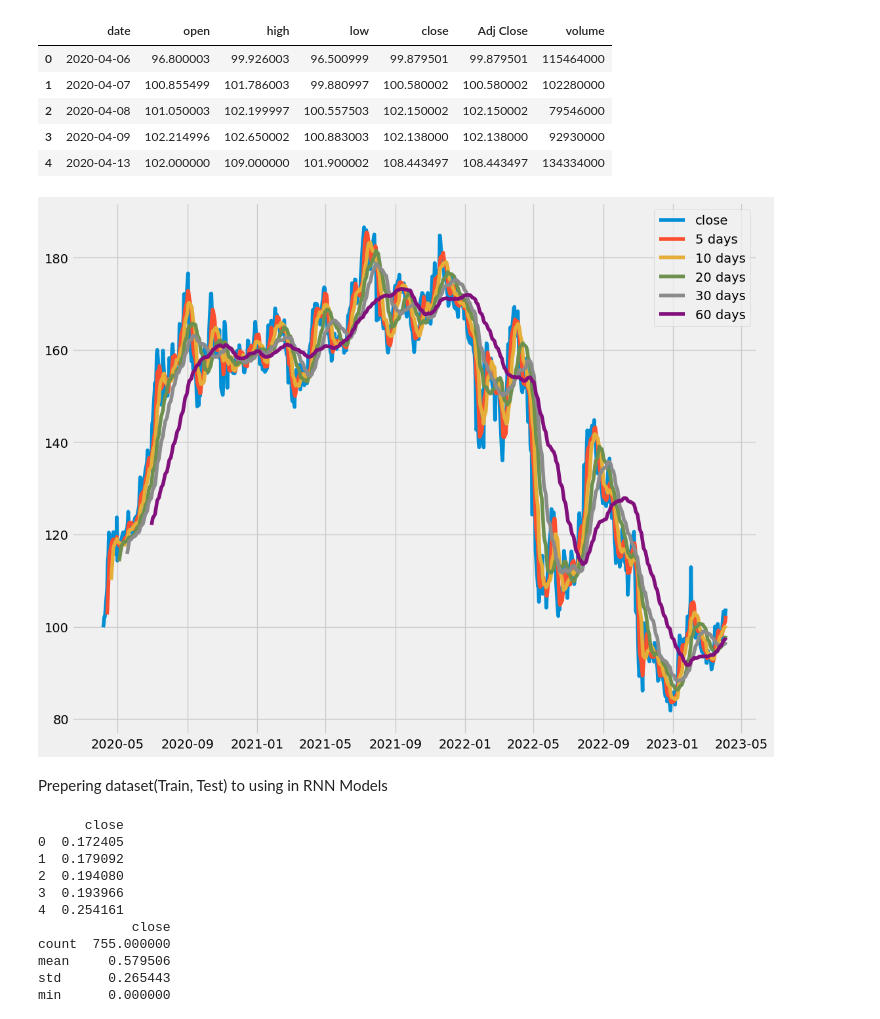
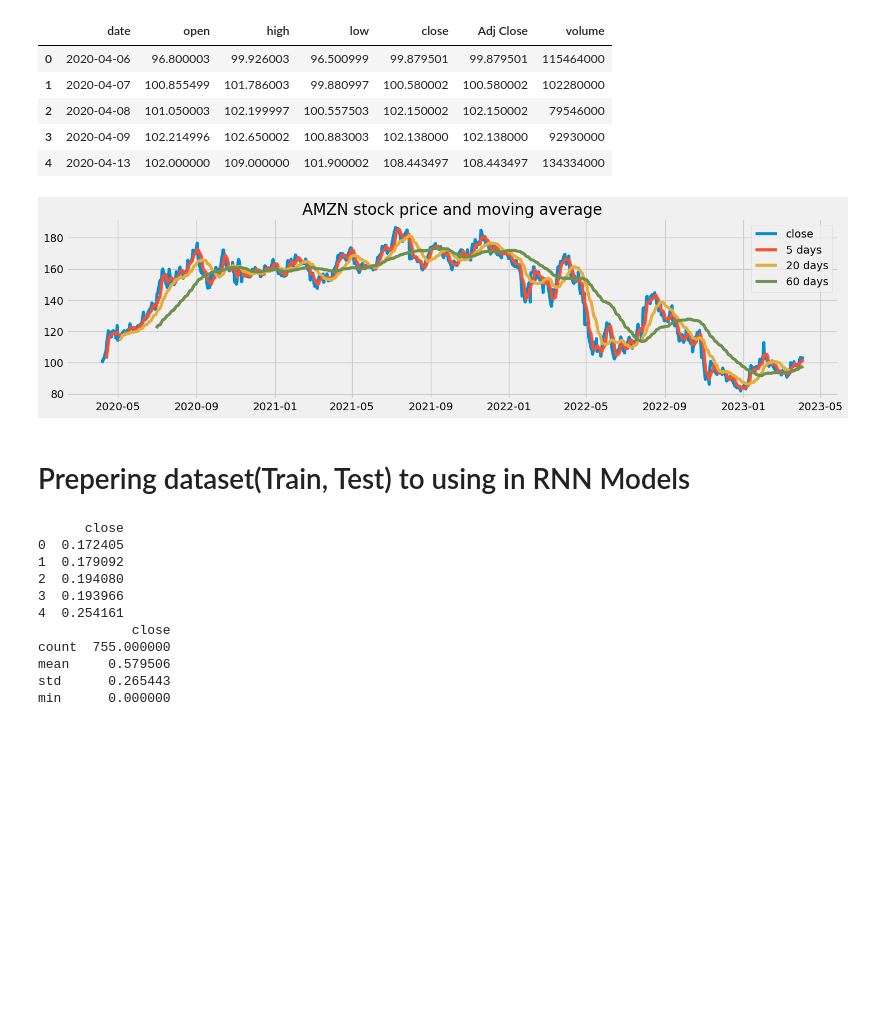
Before and after one commit to mochamadness/Tradeformers1, a Jupyter notebook: stock_prediction_LSTM_GRU_RandomForest_ARIMA.ipynb, the cells around one changed output. Saved outputs shown, nothing was run; the diff lists cells and outputs as text; code cells hidden in the pictures; blank space fills up the shorter version.

```diff
--- a/stock_prediction_LSTM_GRU_RandomForest_ARIMA.ipynb
+++ b/stock_prediction_LSTM_GRU_RandomForest_ARIMA.ipynb
@@ -253,25 +271,26 @@ df1.head()
 # %%
 # Checking and choosing the best time step
 ma_days = [5, 10, 20, 30, 60]
 
 for MA in ma_days:
     column_name = f"MA in {MA} days"
     df1[column_name] = df1['close'].rolling(MA).mean()
 
-plt.figure(figsize=(12,10))
+plt.figure(figsize=(16,4))
 
 plt.plot(df1['date'],df1['close'],label='close')
 plt.plot(df1['date'],df1['MA in 5 days'],label= '5 days')
-plt.plot(df1['date'],df1['MA in 10 days'],label= '10 days')
+#plt.plot(df1['date'],df1['MA in 10 days'],label= '10 days')
 plt.plot(df1['date'],df1['MA in 20 days'],label= '20 days')
-plt.plot(df1['date'],df1['MA in 30 days'],label= '30 days')
+#plt.plot(df1['date'],df1['MA in 30 days'],label= '30 days')
 plt.plot(df1['date'],df1['MA in 60 days'],label= '60 days')
+plt.title(f'{companyName} stock price and moving average')
 plt.legend()
 plt.show()
 # %% [output]
-[figure, old version]
+[figure, new version]
 # %% [markdown]
-Prepering dataset(Train, Test) to using in RNN Models
+# Prepering dataset(Train, Test) to using in RNN Models
 # %%
 # Copy from df1
 df2= df1.copy()
```
Also changed, not shown: parts of 48 cells of this notebook, 1 other file.
